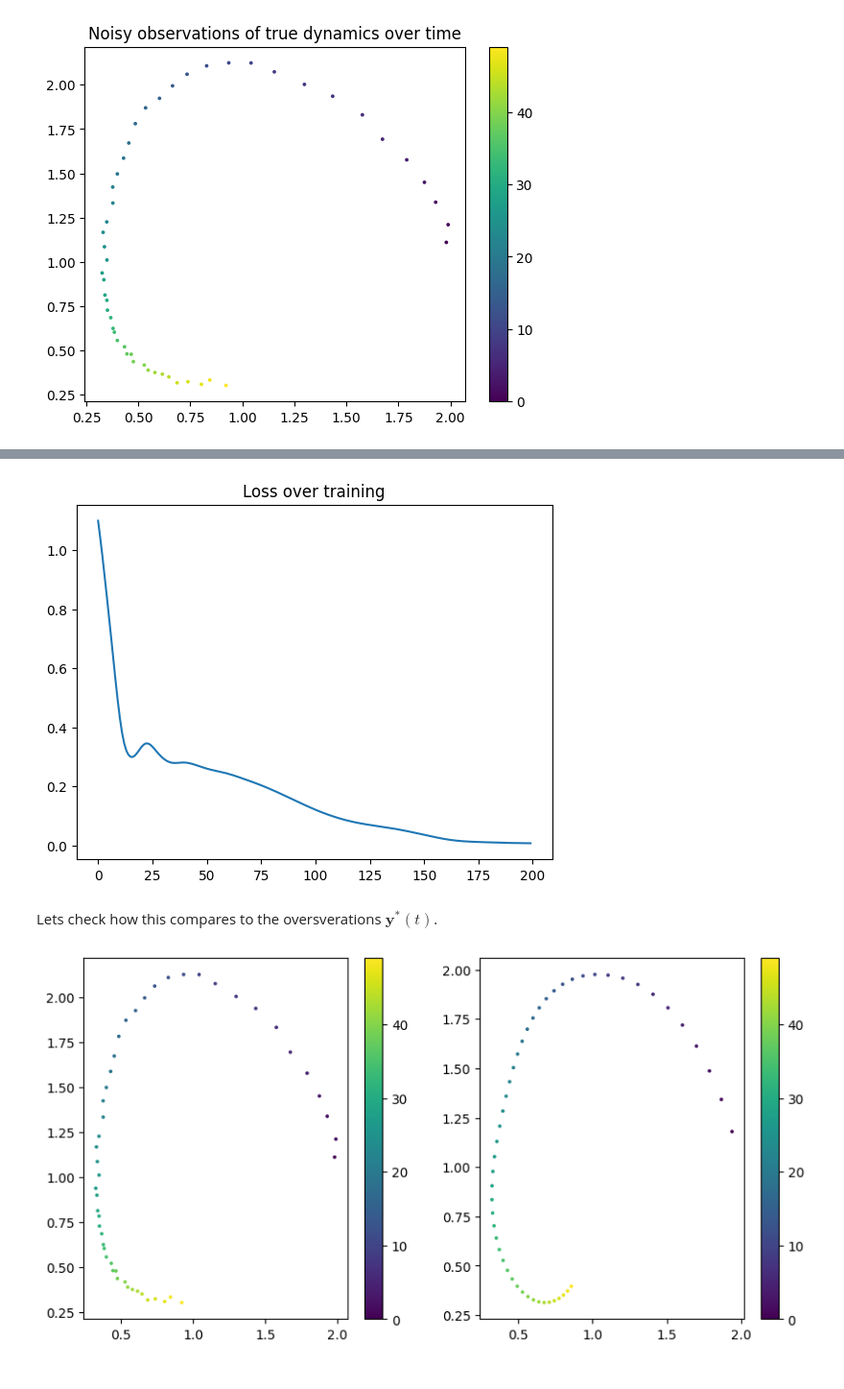
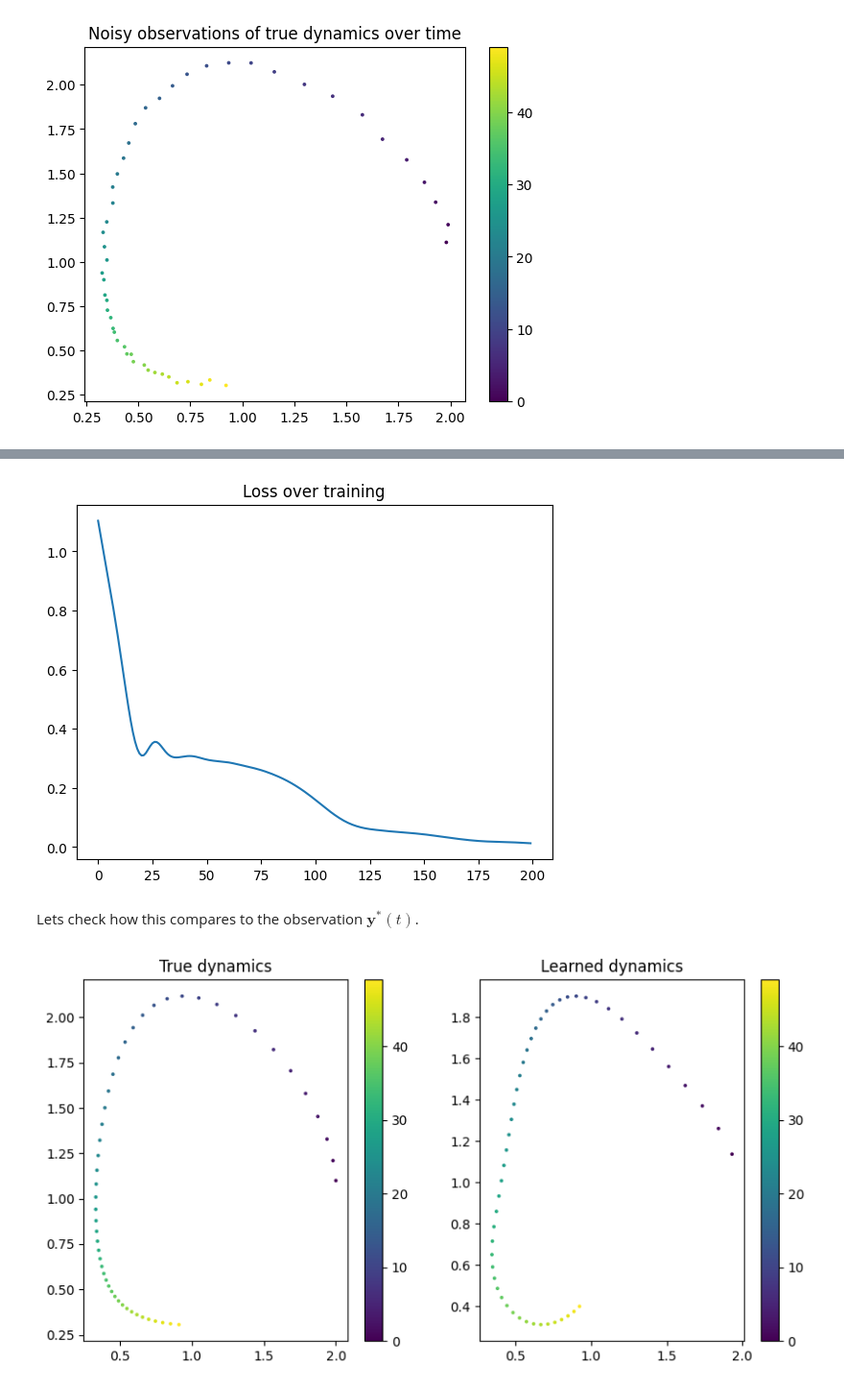
Before and after one commit to andrinr/jax-neural-ode, a Jupyter notebook: tutorial.ipynb, the cells around one changed output, grey strips where cells are left out. Shown at 96% size. Cells and saved outputs as stored; diff of their text form; code cells hidden in the pictures.

```diff
--- a/tutorial.ipynb
+++ b/tutorial.ipynb
@@ -67,6 +78,17 @@ class mlp_theta(NamedTuple):
     b0: jnp.ndarray
     w1: jnp.ndarray
     b1: jnp.ndarray
+    w2 : jnp.ndarray
+    b2 : jnp.ndarray
+
+def init_mlp(initializer):
+    return mlp_theta(
+        w0=initializer(jax.random.PRNGKey(0), (2, 8)),
+        b0=jnp.zeros(8),
+        w1=initializer(jax.random.PRNGKey(1), (8, 4)),
+        b1=jnp.zeros(4),
+        w2=initializer(jax.random.PRNGKey(2), (4, 2)),
+        b2=jnp.zeros(2))
 
 # we define the forward pass of the MLP
 def f(y, theta: mlp_theta):
@@ -74,6 +96,8 @@ def f(y, theta: mlp_theta):
     # we use a ReLU activation function, this is necessary to ensure that the model is able to learn non-linear functions
     y = jax.nn.relu(y)
     y = y @ theta.w1 + theta.b1
+    y = jax.nn.relu(y)
+    y = y @ theta.w2 + theta.b2
     return y
 
 def solve(theta, y_0, dt, n):
@@ -105,14 +129,10 @@ d_solve_loss = jax.value_and_grad(solve_and_loss, argnums=0)
 
 # we initialize the parameters of the MLP
 initializer = jax.nn.initializers.normal()
-theta = mlp_theta(
-    w0=initializer(jax.random.PRNGKey(0), (2, 8)),
-    b0=jnp.zeros(8),
-    w1=initializer(jax.random.PRNGKey(1), (8, 2)),
-    b1=jnp.zeros(2))
+theta = init_mlp(initializer)
 
 # we define the optimizer
-optimizer = optax.adam(1e-2)
+optimizer = optax.adam(0.01)
 optimizer_state = optimizer.init(theta)
 
 loss_hist = []
@@ -127,21 +147,26 @@ plt.plot(loss_hist)
 plt.title("Loss over training")
 plt.show()
 # %% [output]
-[figure, old version]
+[figure, new version]
 # %% [markdown]
-Lets check how this compares to the oversverations $\mathbf{y}^*(t)$.
+Lets check how this compares to the observation $\mathbf{y}^*(t)$.
 # %%
+n = 50
+
 y = solve(theta, y_0, dt, n)
+y_star = solve_star(y_star_0, dt, n)
 
 # side by side comparison of the true dynamics and the learned dynamics
 plt.figure(figsize=(10, 5))
 plt.subplot(1, 2, 1)
+plt.title("True dynamics")
 plt.scatter(y_star[:, 0], y_star[:, 1], c=jnp.arange(n), s=3)
 plt.colorbar()
 
 plt.subplot(1, 2, 2)
+plt.title("Learned dynamics")
 plt.scatter(y[:, 0], y[:, 1], c=jnp.arange(n), s=3)
 plt.colorbar()
 plt.show()
 # %% [output]
-[figure, old version]
+[figure, new version]
```
Also changed, not shown: parts of 8 cells of this notebook.
